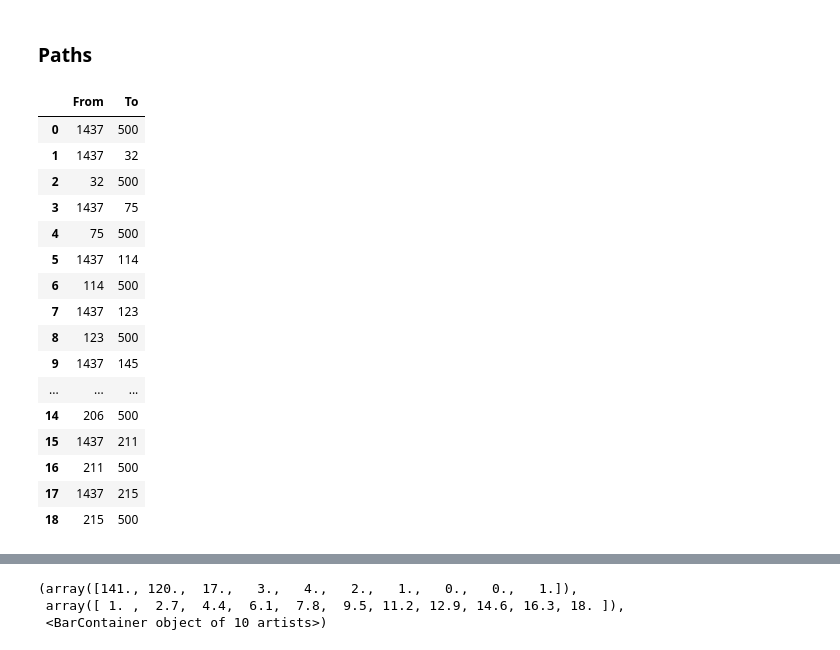
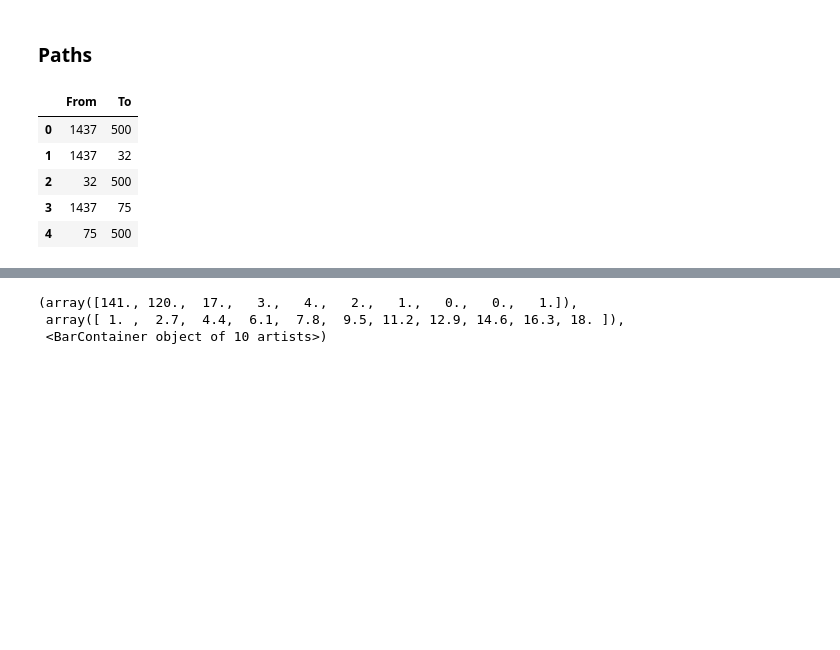
Before and after one commit to mohity5/Practice_NetworkAnalysis_Airports, a Jupyter notebook: Networks_Basics.ipynb, the cells around one changed output, grey strips where cells are left out. Drawn from its saved outputs; the diff is of its cells as text; code cells hidden in the pictures; blank space fills up the shorter version.

```diff
--- a/Networks_Basics.ipynb
+++ b/Networks_Basics.ipynb
@@ -338,25 +344,14 @@ for i in Paths:
 edges_p = edges_p.transpose()
 # %%
 edges_p.columns = ['From','To']
-edges_p
+edges_p.head()
 # %% [output]
 |  | From | To |
 | 0 | 1437 | 500 |
 | 1 | 1437 | 32 |
 | 2 | 32 | 500 |
 | 3 | 1437 | 75 |
 | 4 | 75 | 500 |
-| 5 | 1437 | 114 |
-| 6 | 114 | 500 |
-| 7 | 1437 | 123 |
-| 8 | 123 | 500 |
-| 9 | 1437 | 145 |
-| ... | ... | ... |
-| 14 | 206 | 500 |
-| 15 | 1437 | 211 |
-| 16 | 211 | 500 |
-| 17 | 1437 | 215 |
-| 18 | 215 | 500 |
 # %%
 Path_Graph = nx.DiGraph()
 # %%
```
Also changed, not shown: parts of 18 cells of this notebook.
